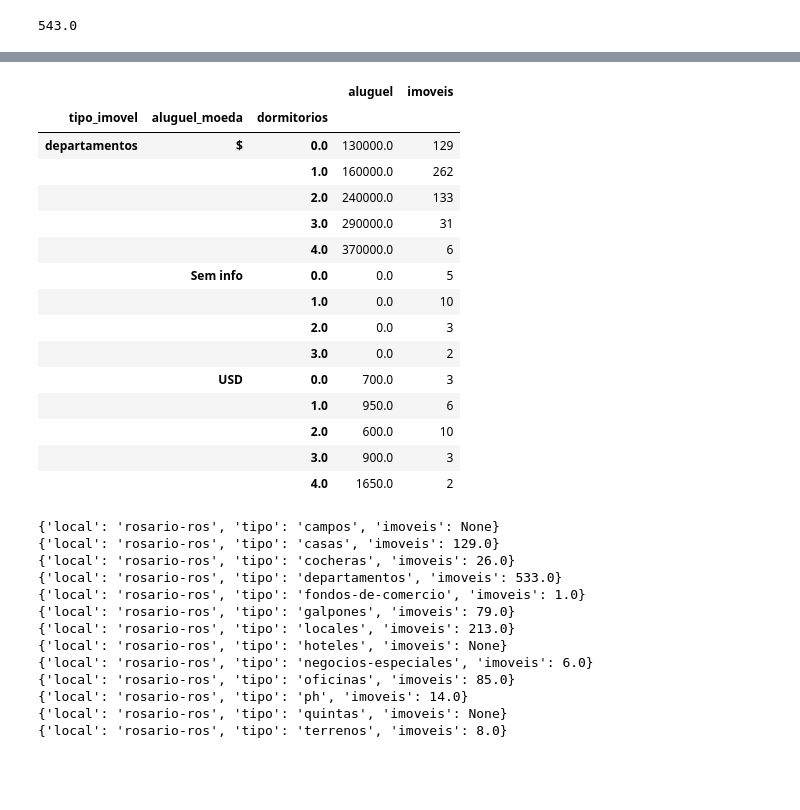
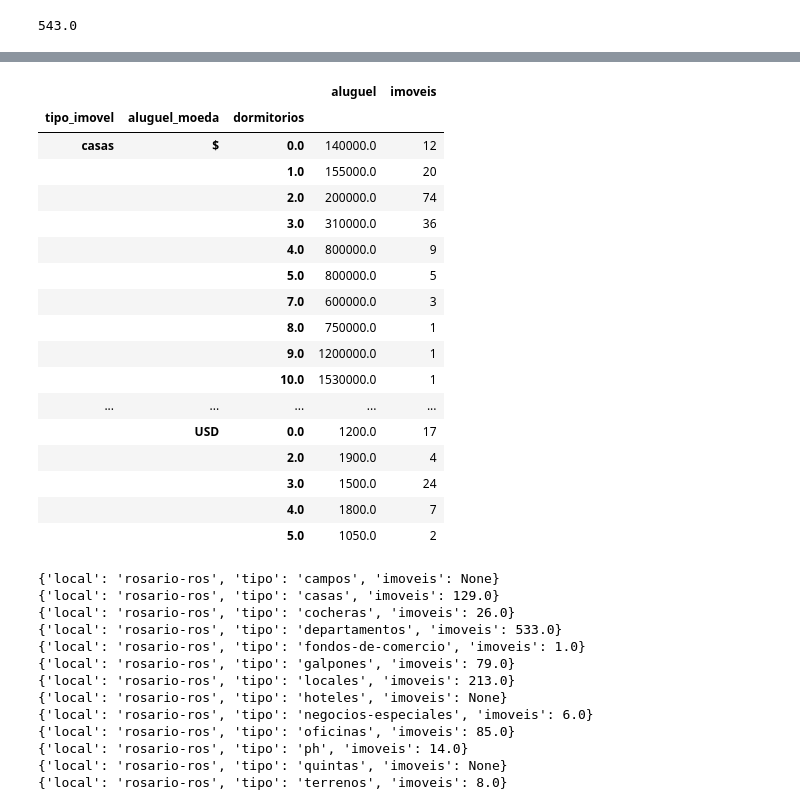
Before and after one commit to Nilton94/Web_Scraping_Arg, a Jupyter notebook: app/testes.ipynb, the cells around one changed output, grey strips where cells are left out. Saved outputs shown, nothing was run; the diff lists cells and outputs as text; code cells hidden in the pictures; blank space fills up the shorter version.

```diff
--- a/app/testes.ipynb
+++ b/app/testes.ipynb
@@ -80,31 +80,33 @@ Index(['id', 'base', 'tipo_imovel', 'estado', 'cidade', 'bairro', 'endereco',
 # %%
 (
     page_df
-    .loc[page_df.tipo_imovel == 'departamentos']
+    .loc[page_df.tipo_imovel == 'casas']
     .groupby(by=['tipo_imovel','aluguel_moeda','dormitorios'])
     .agg(
             aluguel = ('aluguel_valor', 'median'),
             imoveis = ('id','count')
     )
     .round(2)
 )
 # %% [output]
 |  |  |  | aluguel | imoveis |
 | tipo_imovel | aluguel_moeda | dormitorios |  |  |
-| departamentos | $ | 0.0 | 130000.0 | 129 |
-|  |  | 1.0 | 160000.0 | 262 |
-|  |  | 2.0 | 240000.0 | 133 |
-|  |  | 3.0 | 290000.0 | 31 |
-|  |  | 4.0 | 370000.0 | 6 |
-|  | Sem info | 0.0 | 0.0 | 5 |
-|  |  | 1.0 | 0.0 | 10 |
-|  |  | 2.0 | 0.0 | 3 |
-|  |  | 3.0 | 0.0 | 2 |
-|  | USD | 0.0 | 700.0 | 3 |
-|  |  | 1.0 | 950.0 | 6 |
-|  |  | 2.0 | 600.0 | 10 |
-|  |  | 3.0 | 900.0 | 3 |
-|  |  | 4.0 | 1650.0 | 2 |
+| casas | $ | 0.0 | 140000.0 | 12 |
+|  |  | 1.0 | 155000.0 | 20 |
+|  |  | 2.0 | 200000.0 | 74 |
+|  |  | 3.0 | 310000.0 | 36 |
+|  |  | 4.0 | 800000.0 | 9 |
+|  |  | 5.0 | 800000.0 | 5 |
+|  |  | 7.0 | 600000.0 | 3 |
+|  |  | 8.0 | 750000.0 | 1 |
+|  |  | 9.0 | 1200000.0 | 1 |
+|  |  | 10.0 | 1530000.0 | 1 |
+| ... | ... | ... | ... | ... |
+|  | USD | 0.0 | 1200.0 | 17 |
+|  |  | 2.0 | 1900.0 | 4 |
+|  |  | 3.0 | 1500.0 | 24 |
+|  |  | 4.0 | 1800.0 | 7 |
+|  |  | 5.0 | 1050.0 | 2 |
 # %%
 _tipo = ['campos','casas','cocheras','departamentos','fondos-de-comercio','galpones','hoteles','locales','negocios-especiales','oficinas','ph','quintas','terrenos']
 _local = ['rosario']
```
Also changed, not shown: parts of 12 cells of this notebook, 5 other files.
